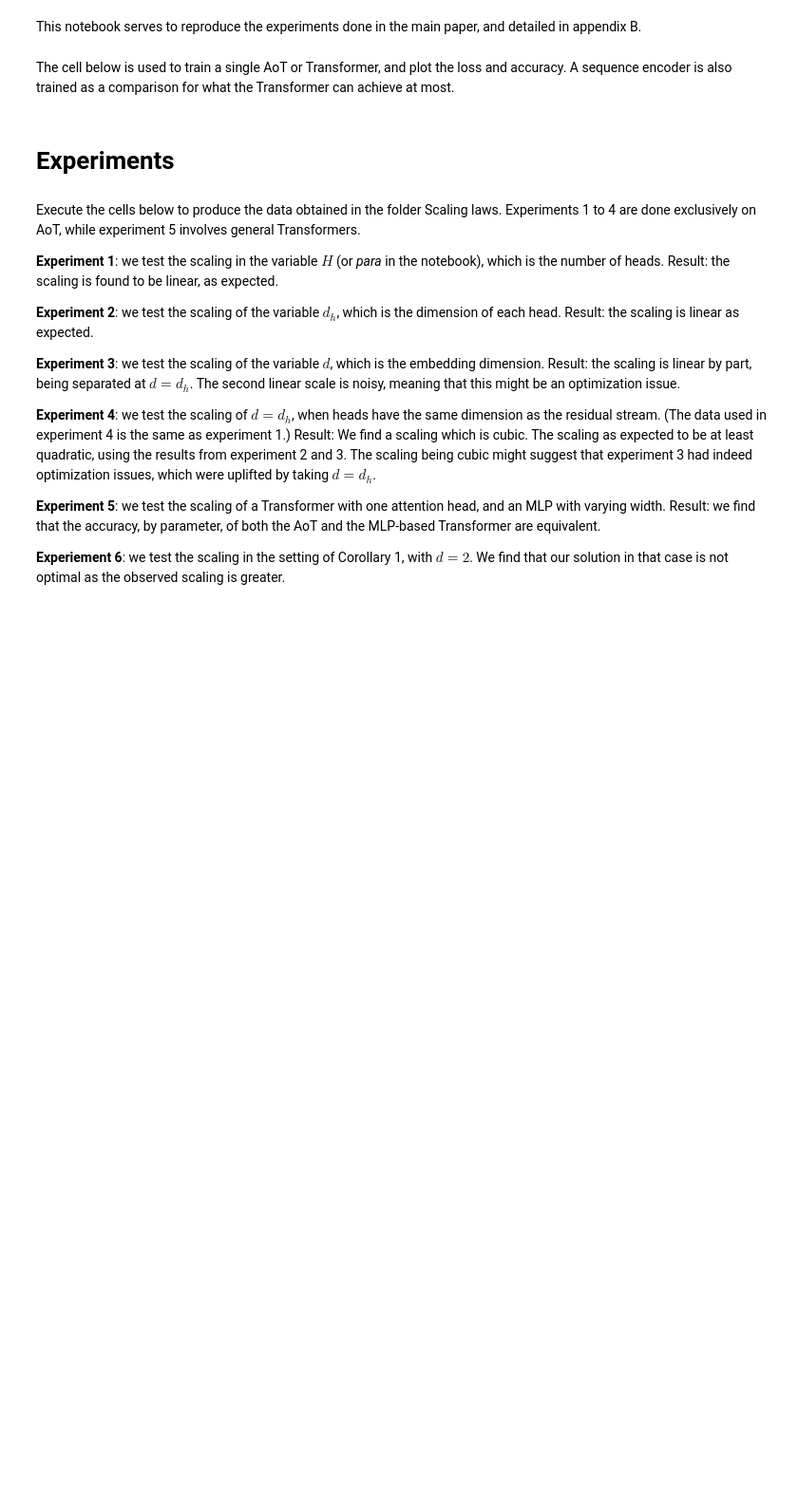
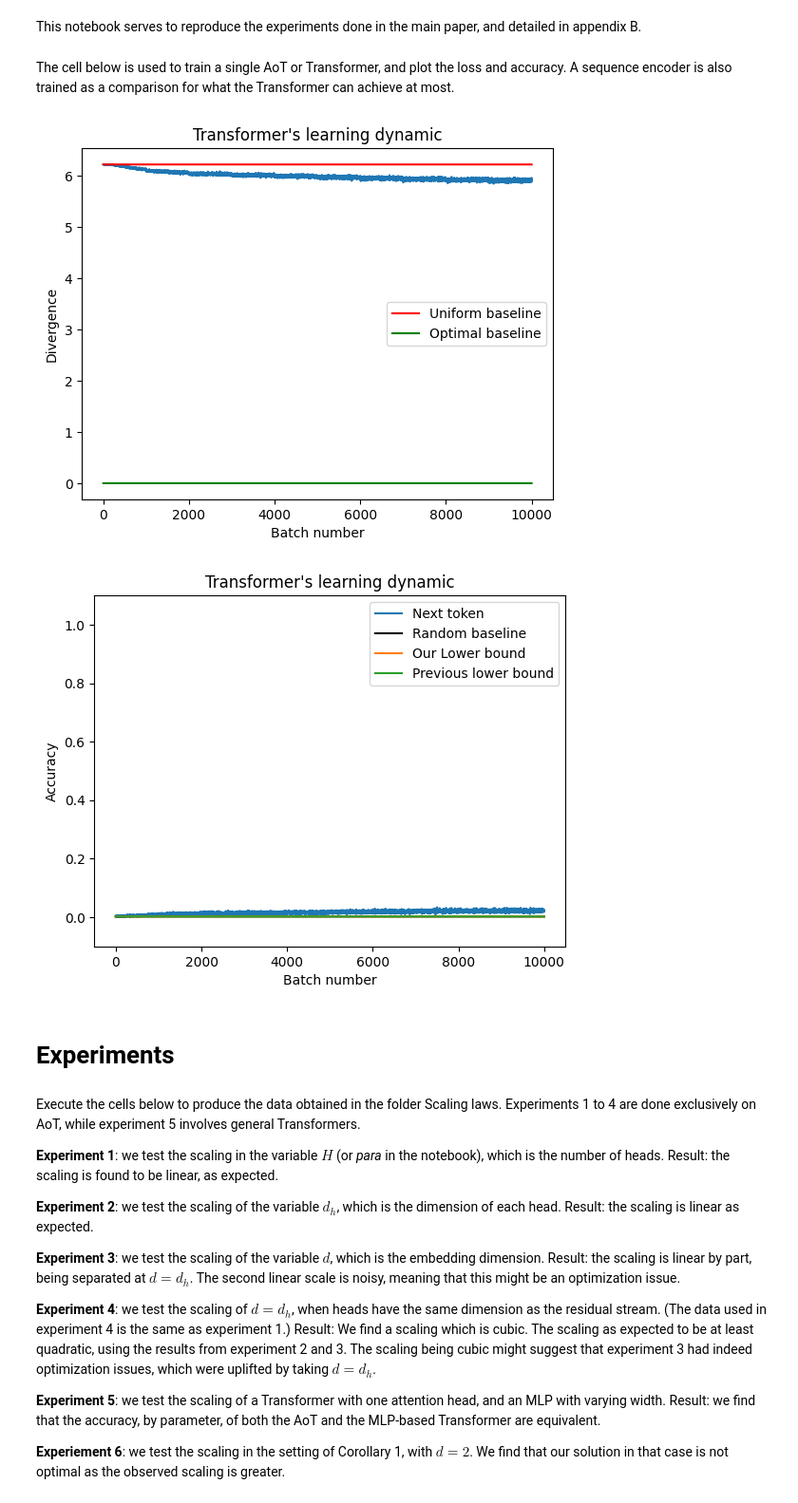
Before and after one commit to leodana2000/Transformer_Attentional_Memory, a Jupyter notebook: experiments.ipynb, the cells around one changed output. Shown at 95% size. Cells and saved outputs as stored; diff of their text form; code cells hidden in the pictures; blank space fills up the shorter version.

```diff
--- a/experiments.ipynb
+++ b/experiments.ipynb
@@ -18,14 +18,14 @@ A sequence encoder is also trained as a comparison for what the Transformer can
 t.manual_seed(2222)
 
 # Transformer parameters.
-N = 50
-d = 10
+N = 500
+d = 50
 nb_layers = 1
 width = 0
-para = 10
-d_head = 10
+para = 11
+d_head = 50
 nb_head = 1         # This is the number of head per attention module, thus d_head%nb_head = 0.
-n_gram = 3
+n_gram = 4
 context_window = n_gram
 
 # Distribution parameters. Each distribution level is a power law alpha over some tokens.
@@ -52,37 +52,40 @@ plt.plot([np.log(N)-ent for _ in Dict['Loss']], label='Uniform baseline', color=
 
 # Learning parameters for the sequence encoder.
 low_batch_size=2**10
-low_num_batch=1000
+low_num_batch=1000*2
 low_lr=1e-3
 epochs=4
 
 # Lower bound: we compute the best Sequence encoder, the diverge of which sets the attainable lower bound.
 model_low = Low_rank(d, N, context_window, pi)
 Data = generate_data(low_batch_size, low_num_batch, pi, context_window)
 dict_low = train(model_low, Data, epochs, lr=low_lr)
 best_loss = sum(dict_low['Loss'][-101:-1])/100
 plt.plot([best_loss for _ in Dict['Loss']], label='Optimal baseline', color='green')
 
 plt.legend()
 plt.xlabel("Batch number")
 plt.ylabel("Divergence")
 plt.title("Transformer's learning dynamic")
 plt.show()
 
 # We plot the accuracy of the Transformer, the accuracy of the random predictor,
 # and the lower bound from are paper as well as the previous sota bound (in accuracy, not in worst-case).
 plt.plot(Dict['Acc'], label=f'Next token')
 plt.plot([1/N for _ in Dict['Acc']], color='black', label='Random baseline')
 if width == 0: # Put the lower bounds only if we are training and AoT.
     plt.plot([1/N+(1-1/N)*para*d_head/(N**(n_gram-1)) for _ in Dict['Acc']], label='Our Lower bound')
     plt.plot([1/N+(1-1/N)*(para*(d_head-1)+1)/(N**(n_gram-1)) for _ in Dict['Acc']], label='Previous lower bound')
 
 plt.legend()
 plt.xlabel("Batch number")
 plt.ylabel("Accuracy")
 plt.ylim(top=1+0.1, bottom=0-0.1)
 plt.title("Transformer's learning dynamic")
 plt.show()
+# %% [output]
+[figure, added]
+[figure, added]
 # %% [markdown]
 # Experiments
 # %% [markdown]
```
Also changed, not shown: 27 other files.
